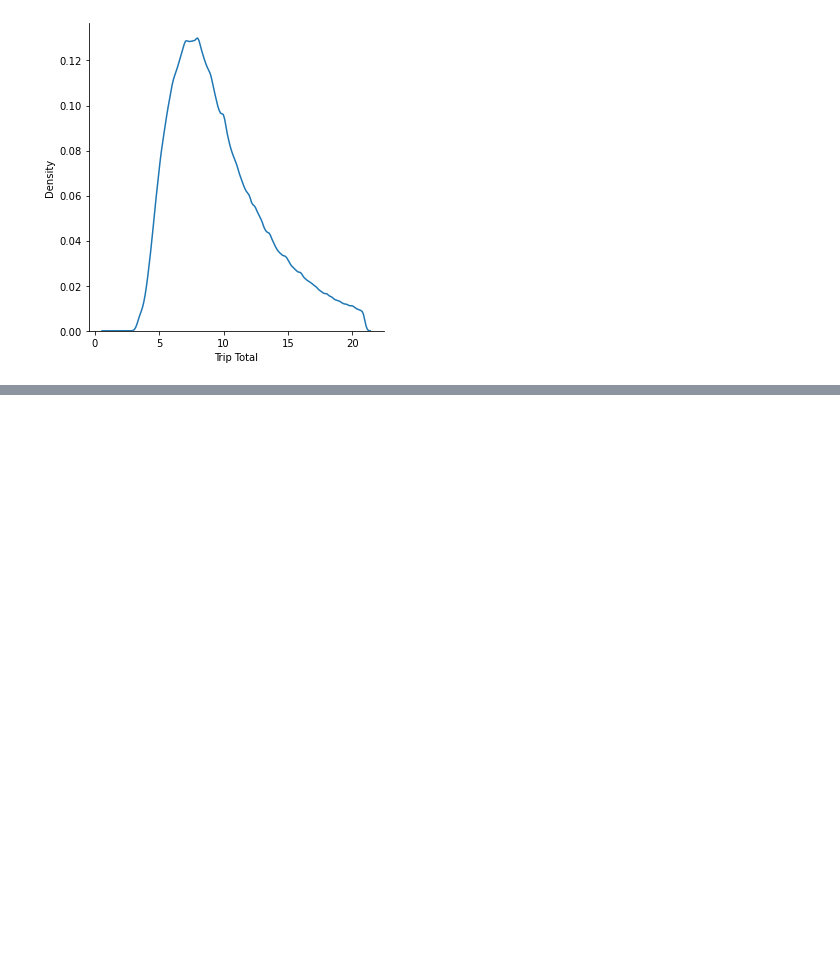
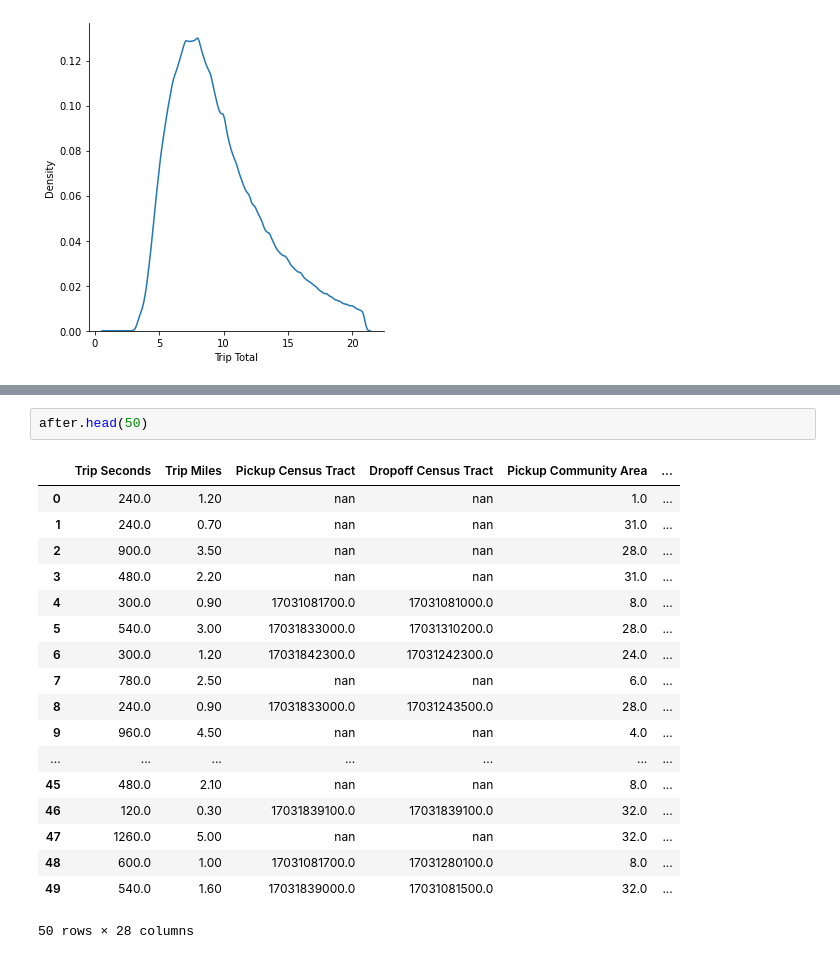
Before and after one commit to SepehrRad/aaa21, a Jupyter notebook: notebooks/Cleaning.ipynb, the cells around one changed output, grey strips where cells are left out. Saved outputs shown, nothing was run; the diff lists cells and outputs as text; blank space fills up the shorter version.

```diff
--- a/notebooks/Cleaning.ipynb
+++ b/notebooks/Cleaning.ipynb
@@ -129,0 +125,21 @@ dtype: int64
+# %%
+after.head(50)
+# %% [output]
+|  | Trip Seconds | Trip Miles | Pickup Census Tract | Dropoff Census Tract | Pickup Community Area | ... |
+| 0 | 240.0 | 1.20 | nan | nan | 1.0 | ... |
+| 1 | 240.0 | 0.70 | nan | nan | 31.0 | ... |
+| 2 | 900.0 | 3.50 | nan | nan | 28.0 | ... |
+| 3 | 480.0 | 2.20 | nan | nan | 31.0 | ... |
+| 4 | 300.0 | 0.90 | 17031081700.0 | 17031081000.0 | 8.0 | ... |
+| 5 | 540.0 | 3.00 | 17031833000.0 | 17031310200.0 | 28.0 | ... |
+| 6 | 300.0 | 1.20 | 17031842300.0 | 17031242300.0 | 24.0 | ... |
+| 7 | 780.0 | 2.50 | nan | nan | 6.0 | ... |
+| 8 | 240.0 | 0.90 | 17031833000.0 | 17031243500.0 | 28.0 | ... |
+| 9 | 960.0 | 4.50 | nan | nan | 4.0 | ... |
+| ... | ... | ... | ... | ... | ... | ... |
+| 45 | 480.0 | 2.10 | nan | nan | 8.0 | ... |
+| 46 | 120.0 | 0.30 | 17031839100.0 | 17031839100.0 | 32.0 | ... |
+| 47 | 1260.0 | 5.00 | nan | nan | 32.0 | ... |
+| 48 | 600.0 | 1.00 | 17031081700.0 | 17031280100.0 | 8.0 | ... |
+| 49 | 540.0 | 1.60 | 17031839000.0 | 17031081500.0 | 32.0 | ... |
+50 rows × 28 columns
```
Also changed, not shown: parts of 9 cells of this notebook, 1 other file.
